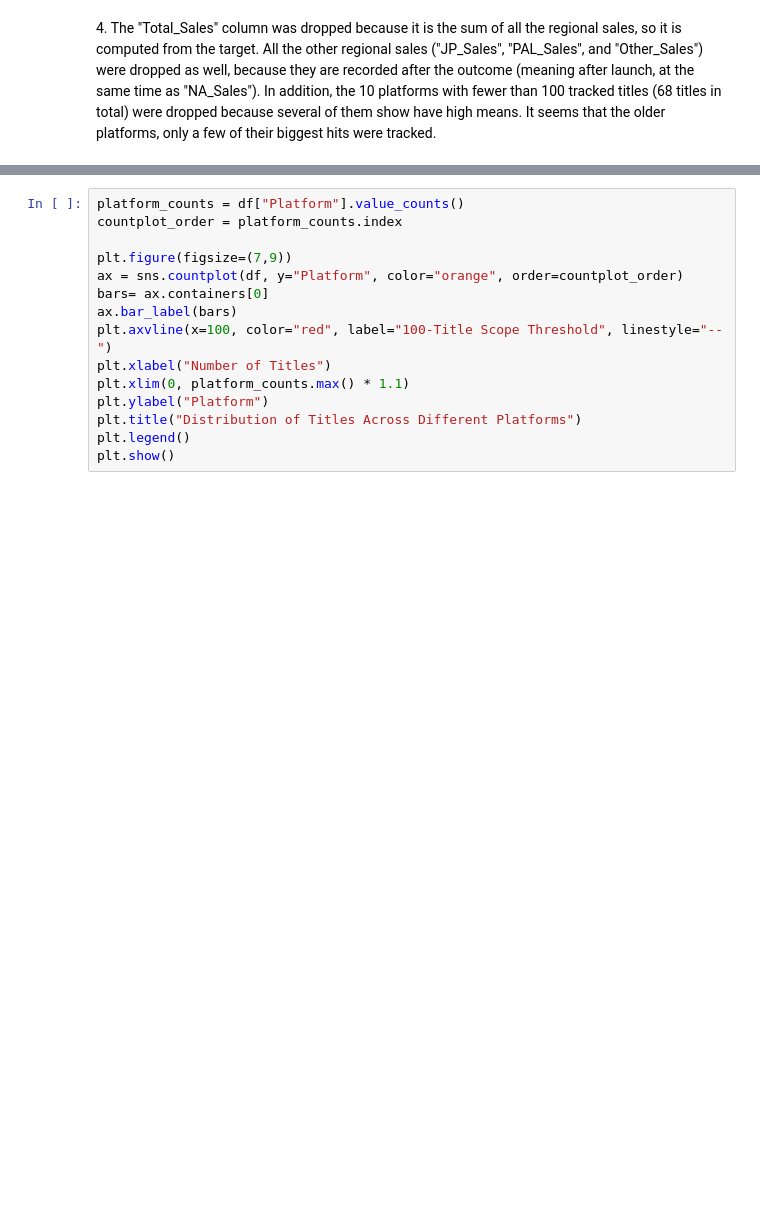
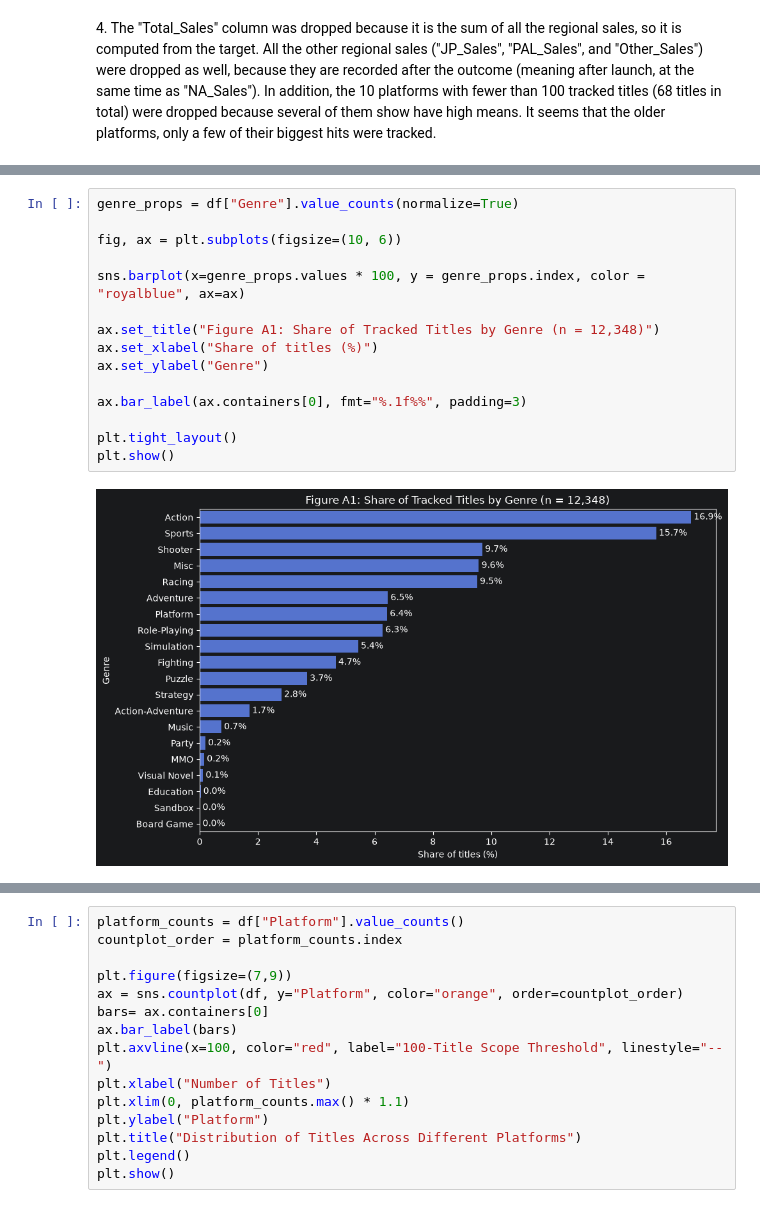
Before and after one commit to sergio-fernandez10/CS577-Project, a Jupyter notebook: Phase 3/Group6_Aaron_Sergio_Phase3.ipynb, the cells around one changed output, grey strips where cells are left out. Saved outputs shown, nothing was run; the diff lists cells and outputs as text; blank space fills up the shorter version.

```diff
--- a/Phase 3/Group6_Aaron_Sergio_Phase3.ipynb
+++ b/Phase 3/Group6_Aaron_Sergio_Phase3.ipynb
@@ -51,0 +59,17 @@ The shape of phase3_working.csv is (12280, 8)
+# %%
+genre_props = df["Genre"].value_counts(normalize=True)
+
+fig, ax = plt.subplots(figsize=(10, 6))
+
+sns.barplot(x=genre_props.values * 100, y = genre_props.index, color = "royalblue", ax=ax)
+
+ax.set_title("Figure A1: Share of Tracked Titles by Genre (n = 12,348)")
+ax.set_xlabel("Share of titles (%)")
+ax.set_ylabel("Genre")
+
+ax.bar_label(ax.containers[0], fmt="%.1f%%", padding=3)
+
+plt.tight_layout()
+plt.show()
+# %% [output]
+[figure, added]
```
Also changed, not shown: parts of 31 cells of this notebook.
